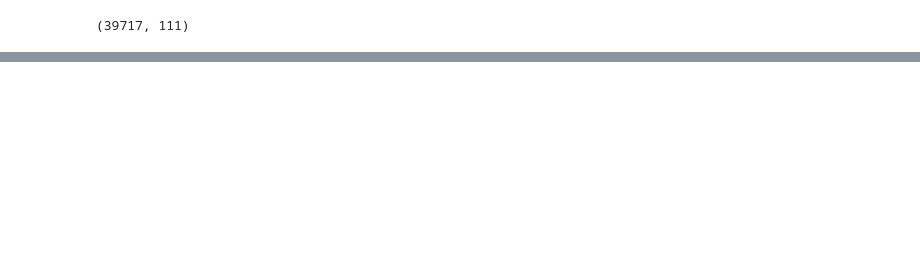
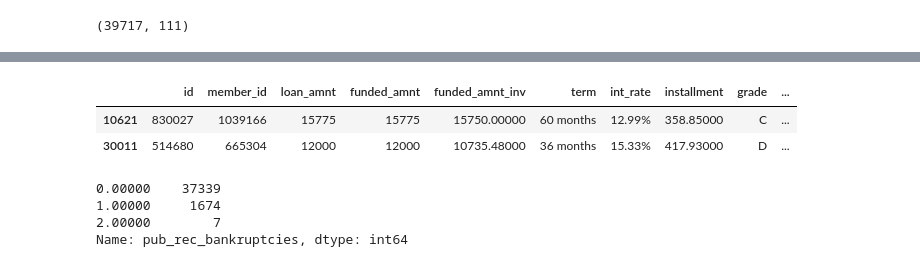
Before and after one commit to bhogasena/Loan_Default_Analysis, a Jupyter notebook: Loan_Default.ipynb, the cells around one changed output, grey strips where cells are left out. Saved outputs shown, nothing was run; the diff lists cells and outputs as text; code cells hidden in the pictures; blank space fills up the shorter version.

```diff
--- a/Loan_Default.ipynb
+++ b/Loan_Default.ipynb
@@ -119,0 +156,7 @@ KeyboardInterrupt: ignored
+# %%
+fig = px.histogram(df_loan_annual_high,x='loan_status')
+fig = px.box(data_frame=df_loan_annual_high,y='annual_inc',color='loan_status')
+fig.show()
+
+df_loan_annual_high[df_loan_annual_high.loan_status=='Charged Off']
+# %% [output]
@@ -119,0 +164,10 @@ KeyboardInterrupt: ignored
+|  | id | member_id | loan_amnt | funded_amnt | funded_amnt_inv | term | int_rate | installment | grade | ... |
+| 10621 | 830027 | 1039166 | 15775 | 15775 | 15750.00000 | 60 months | 12.99% | 358.85000 | C | ... |
+| 30011 | 514680 | 665304 | 12000 | 12000 | 10735.48000 | 36 months | 15.33% | 417.93000 | D | ... |
+# %%
+df_loan.pub_rec_bankruptcies.value_counts()
+# %% [output]
+0.00000    37339
+1.00000     1674
+2.00000        7
+Name: pub_rec_bankruptcies, dtype: int64
```
Also changed, not shown: parts of 46 cells of this notebook.
